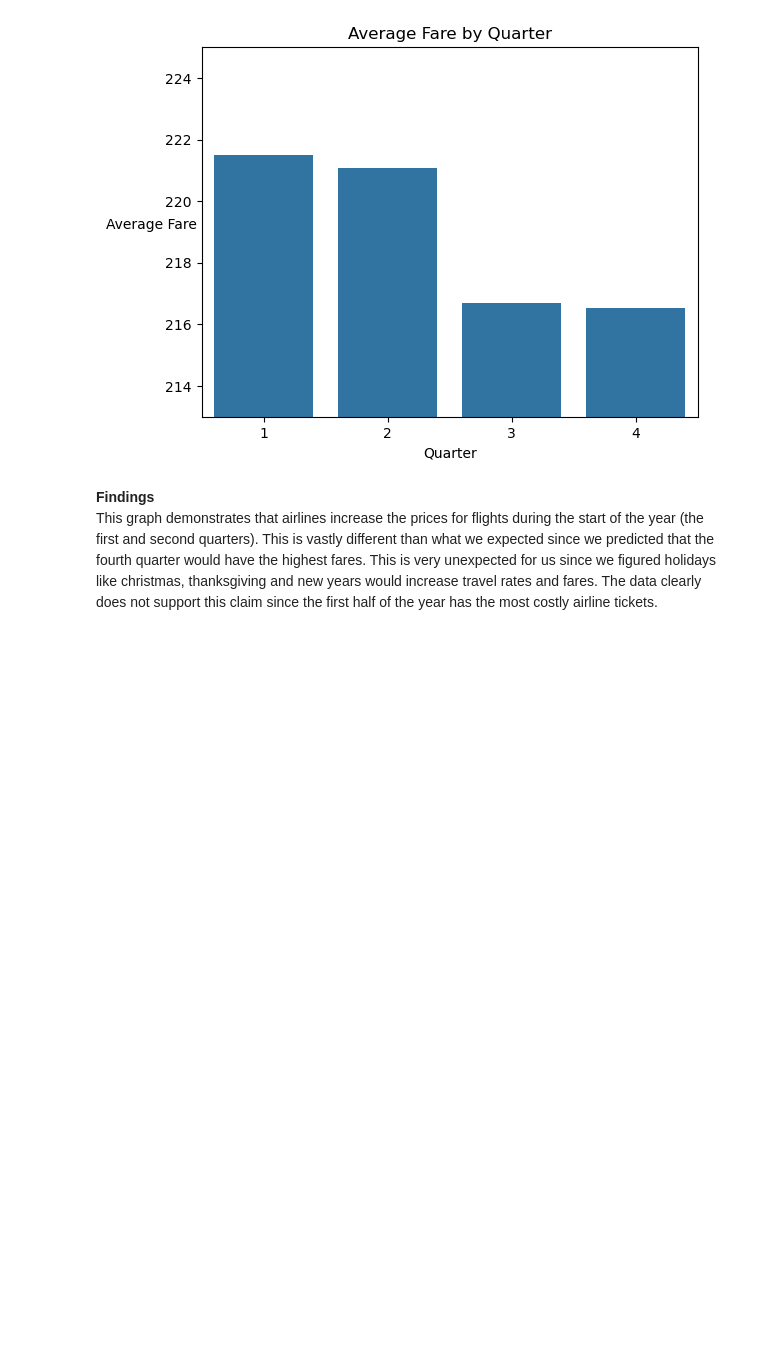
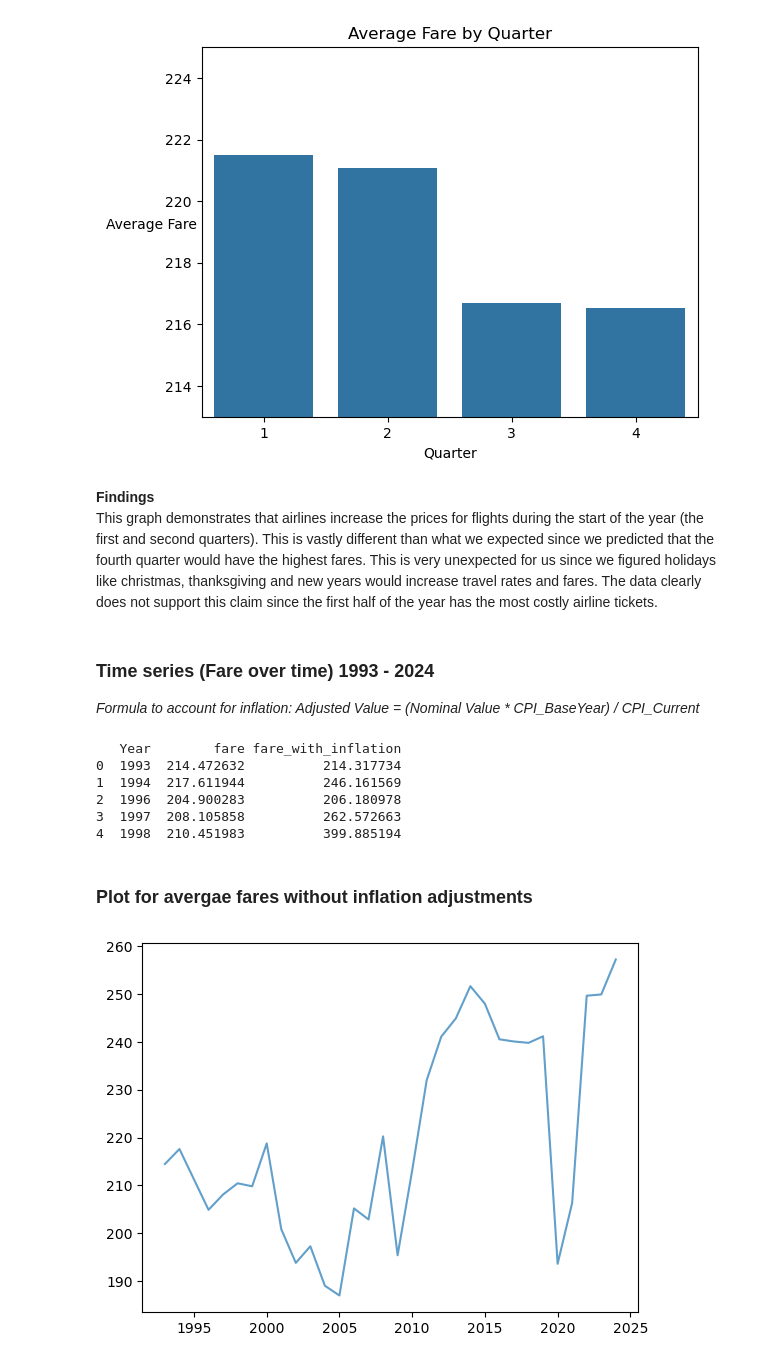
Before and after one commit to RamirezDevOps/us-airfare-trend-analysis, a Jupyter notebook: project.ipynb, the cells around one changed output. Drawn from its saved outputs; the diff is of its cells as text; code cells hidden in the pictures; blank space fills up the shorter version.

Commit message:
Time Series Data :()()()()

```diff
--- a/project.ipynb
+++ b/project.ipynb
@@ -81,0 +101,4 @@ memory usage: 43.2+ MB
+# %%
+cpi_per_year_us = cpi_per_year_df.iloc[251]
+print(cpi_per_year_df.shape)
+print(cpi_per_year_df.head())
@@ -81,0 +125,10 @@ memory usage: 43.2+ MB
+# %%
+years_to_drop = np.arange(1960, 1993).astype(str)
+cpi_per_year_us = cpi_per_year_us.drop(years_to_drop)
+cpi_per_year_us = cpi_per_year_us.drop(['Country Name', 'Country Code', 'Indicator Name', 'Indicator Code',])
+cpi_per_year_us_df = cpi_per_year_us.to_frame()
+cpi_per_year_us_df = cpi_per_year_us_df.reset_index()
+cpi_per_year_us_df.columns = ['Year', 'CPI_per_year']
+cpi_per_year_us_df['CPI_per_year'] = cpi_per_year_us_df['CPI_per_year'] * 100
+
+cpi_per_year_us_df.head()
@@ -81,0 +144,6 @@ memory usage: 43.2+ MB
+# %%
+#turning Year into int data type
+cpi_per_year_us_df['Year'] = cpi_per_year_us_df['Year'].astype(int)
+flights_and_inflation_df = pd.merge(flight_df, cpi_per_year_us_df, on='Year', how='inner')
+#print(flights_and_inflation_df)
+flights_and_inflation_df.head()
@@ -150,3 +228,25 @@ plt.ylabel("Average Fare", rotation = 0,labelpad = 10);
 # %% [markdown]
 **Findings**\
 This graph demonstrates that airlines increase the prices for flights during the start of the year (the first and second quarters). This is vastly different than what we expected since we predicted that the fourth quarter would have the highest fares. This is very unexpected for us since we figured holidays like christmas, thanksgiving and new years would increase travel rates and fares. The data clearly does not support this claim since the first half of the year has the most costly airline tickets.
+# %% [markdown]
+### Time series (Fare over time) 1993 - 2024
+*Formula to account for inflation: Adjusted Value = (Nominal Value * CPI\_BaseYear) / CPI\_Current*
+# %%
+present_cpi = flights_and_inflation_df.loc[flights_and_inflation_df['Year'] == 2024, 'CPI_per_year'].iloc[0]
+flights_and_inflation_df['fare_with_inflation'] = (flights_and_inflation_df['fare'] * present_cpi) / flights_and_inflation_df['CPI_per_year']
+
+avg_fare_by_year_inflation = flights_and_inflation_df.groupby('Year')[['fare', 'fare_with_inflation']].mean().reset_index()
+print(avg_fare_by_year_inflation.head())
+# %% [output]
+   Year        fare fare_with_inflation
+0  1993  214.472632          214.317734
+1  1994  217.611944          246.161569
+2  1996  204.900283          206.180978
+3  1997  208.105858          262.572663
+4  1998  210.451983          399.885194
+# %% [markdown]
+### Plot for avergae fares without inflation adjustments
+# %%
+avg_fare_plt = plt.plot(avg_fare_by_year_inflation['Year'], avg_fare_by_year_inflation['fare'], label='Nominal Fare', alpha=0.7)
+# %% [output]
+[figure, added]
```
Also changed, not shown: parts of 19 cells of this notebook, 1 other file.
